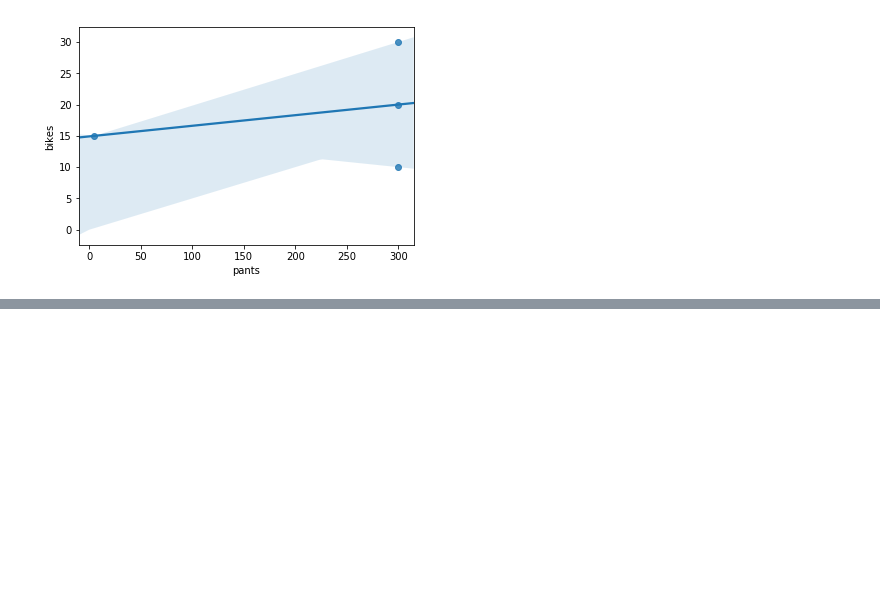
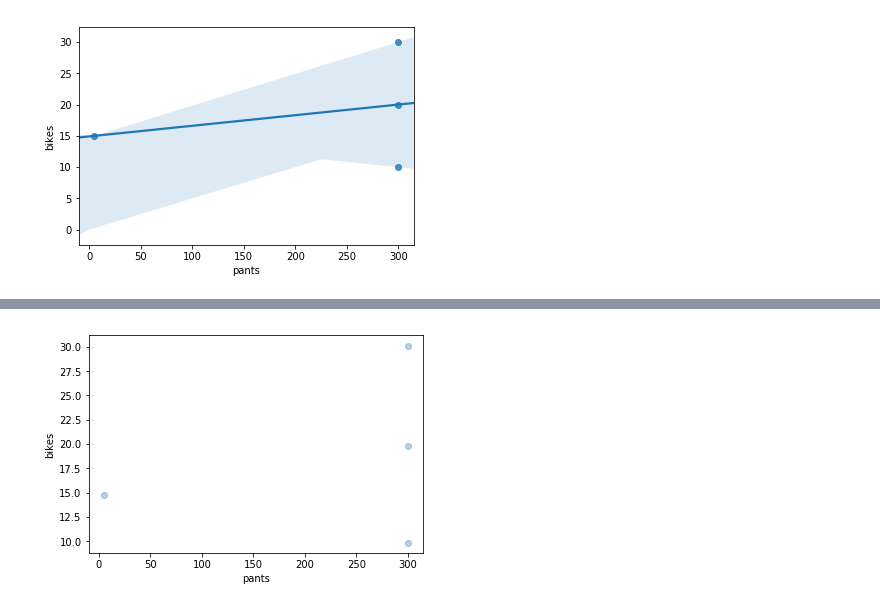
Before and after one commit to ezhilvendhan/tut-notebooks, a Jupyter notebook: *py/2. Matplotlib.ipynb, the cells around one changed output, grey strips where cells are left out. Cells and saved outputs as stored; diff of their text form; code cells hidden in the pictures; blank space fills up the shorter version.

```diff
--- a/*py/2. Matplotlib.ipynb
+++ b/*py/2. Matplotlib.ipynb
@@ -176,0 +183,5 @@ sb.regplot(data = df, x = 'pants', y = 'bikes');
+# %%
+sb.regplot(data = df, x = 'pants', y = 'bikes', fit_reg = False,
+           x_jitter = 0.2, y_jitter = 0.2, scatter_kws = {'alpha' : 1/3});
+# %% [output]
+[figure, added]
```
Also changed, not shown: parts of 6 cells of this notebook, 3 other files.
